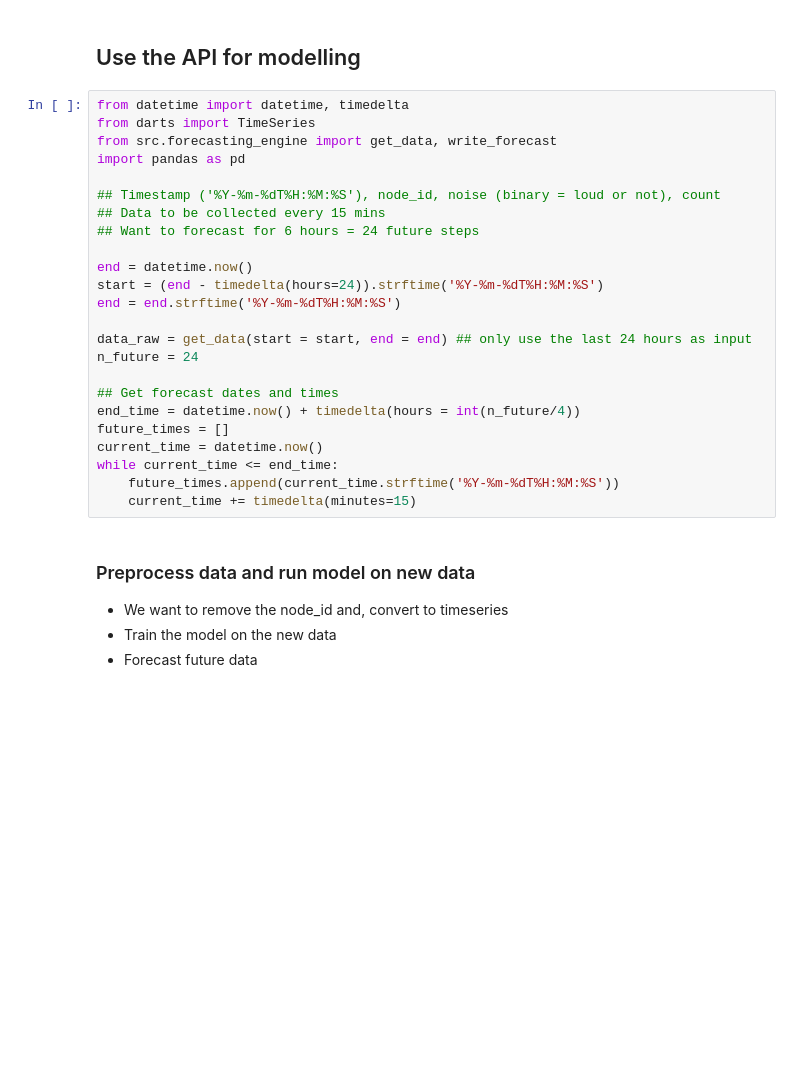
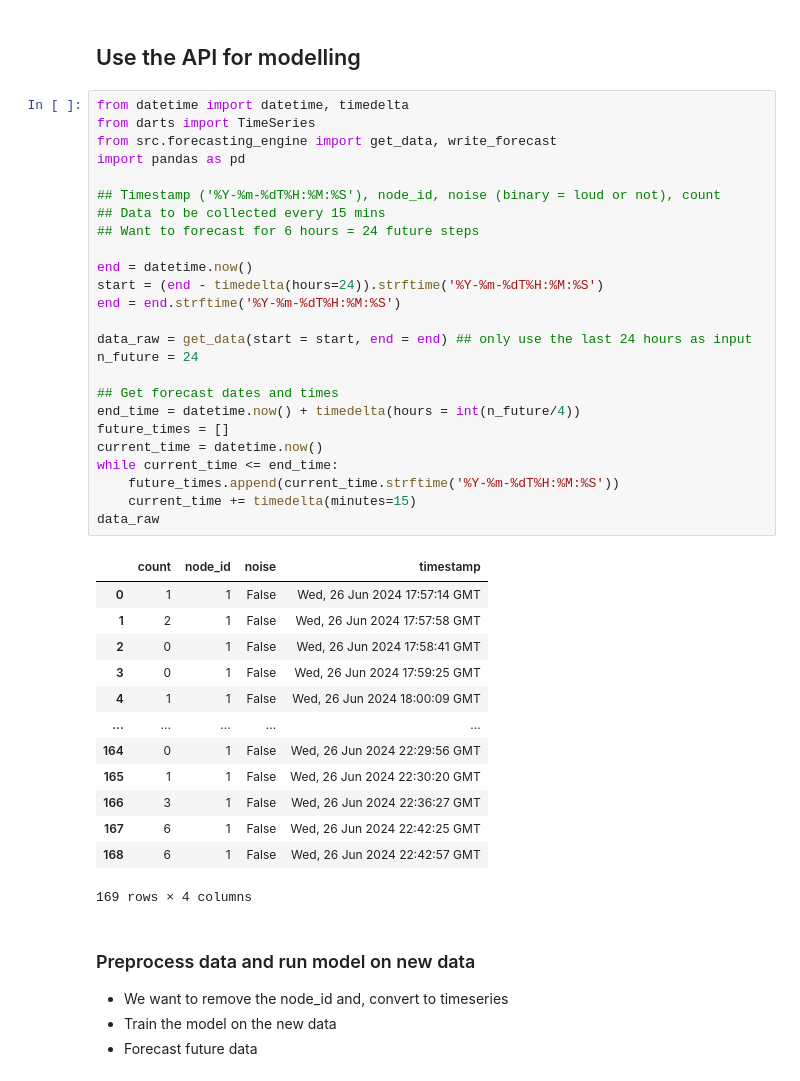
Before and after one commit to rishab-t0910/agco_ameren_hackathon, a Jupyter notebook: modelling_1.ipynb, the cells around one changed output. Drawn from its saved outputs; the diff is of its cells as text; blank space fills up the shorter version.

```diff
--- a/modelling_1.ipynb
+++ b/modelling_1.ipynb
@@ -264,27 +264,42 @@ forecast_x
 # %%
 from datetime import datetime, timedelta
 from darts import TimeSeries
 from src.forecasting_engine import get_data, write_forecast
 import pandas as pd
 
 ## Timestamp ('%Y-%m-%dT%H:%M:%S'), node_id, noise (binary = loud or not), count
 ## Data to be collected every 15 mins
 ## Want to forecast for 6 hours = 24 future steps
 
 end = datetime.now()
 start = (end - timedelta(hours=24)).strftime('%Y-%m-%dT%H:%M:%S')
 end = end.strftime('%Y-%m-%dT%H:%M:%S')
 
 data_raw = get_data(start = start, end = end) ## only use the last 24 hours as input
 n_future = 24
 
 ## Get forecast dates and times
 end_time = datetime.now() + timedelta(hours = int(n_future/4))
 future_times = []
 current_time = datetime.now()
 while current_time <= end_time:
     future_times.append(current_time.strftime('%Y-%m-%dT%H:%M:%S'))
     current_time += timedelta(minutes=15)
+data_raw
+# %% [output]
+|  | count | node_id | noise | timestamp |
+| 0 | 1 | 1 | False | Wed, 26 Jun 2024 17:57:14 GMT |
+| 1 | 2 | 1 | False | Wed, 26 Jun 2024 17:57:58 GMT |
+| 2 | 0 | 1 | False | Wed, 26 Jun 2024 17:58:41 GMT |
+| 3 | 0 | 1 | False | Wed, 26 Jun 2024 17:59:25 GMT |
+| 4 | 1 | 1 | False | Wed, 26 Jun 2024 18:00:09 GMT |
+| ... | ... | ... | ... | ... |
+| 164 | 0 | 1 | False | Wed, 26 Jun 2024 22:29:56 GMT |
+| 165 | 1 | 1 | False | Wed, 26 Jun 2024 22:30:20 GMT |
+| 166 | 3 | 1 | False | Wed, 26 Jun 2024 22:36:27 GMT |
+| 167 | 6 | 1 | False | Wed, 26 Jun 2024 22:42:25 GMT |
+| 168 | 6 | 1 | False | Wed, 26 Jun 2024 22:42:57 GMT |
+169 rows × 4 columns
 # %% [markdown]
 ### Preprocess data and run model on new data
 - We want to remove the node_id and, convert to timeseries
```
Also changed, not shown: parts of 1 cell of this notebook, 2 other files.
